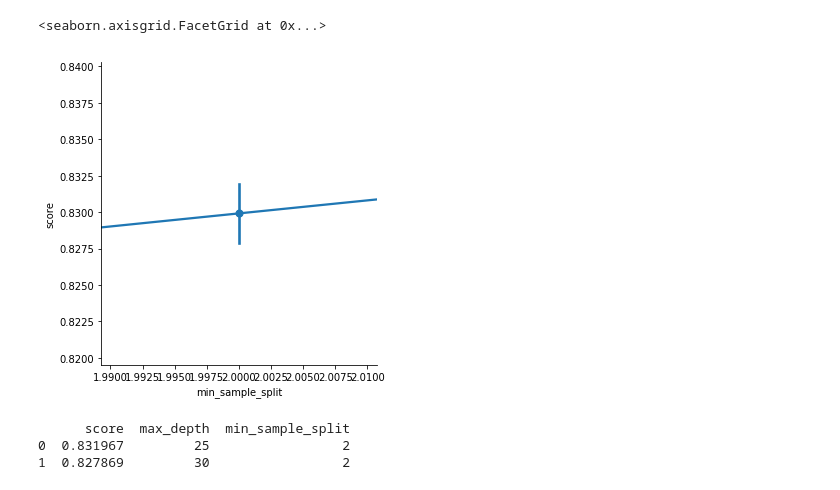
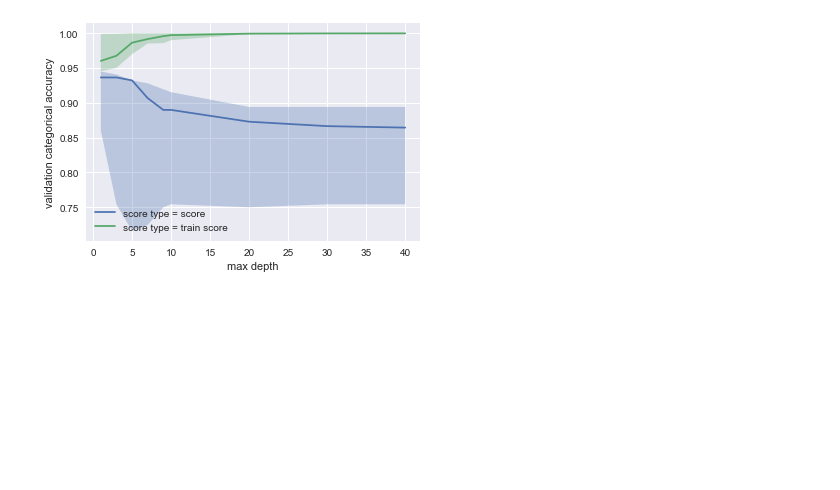
Before and after one commit to anliec/ML_homework_supervised, a Jupyter notebook: TreeTest.ipynb, the cells around one changed output. Saved outputs shown, nothing was run; the diff lists cells and outputs as text; code cells hidden in the pictures; blank space fills up the shorter version.

```diff
--- a/TreeTest.ipynb
+++ b/TreeTest.ipynb
@@ -1,6 +1,8 @@
 # %%
-import seaborn as sns
 from src.tree import *
 from src.utils import *
-import matplotlib.pyplot as mpl
+import matplotlib.pyplot as plt
+import seaborn as sns
 import numpy as np
+import pickle
+sns.set()
@@ -18,11 +9,37 @@ mpl.plot(df.get('max_depth'), df.get('score'), 'co')
-# %%
-sns.lmplot(y='score', x='min_sample_split', data=df, logistic=True, x_estimator=np.median)
-# %% [output]
-<seaborn.axisgrid.FacetGrid at 0x...>
-[figure, removed]
-# %%
-print(df)
-# %% [output]
-      score  max_depth  min_sample_split
-0  0.831967         25                 2
-1  0.827869         30                 2
+# %%
+data_set_name = "creditcard"
+#df, dd, ddi = tree("creditcard",
+#                   max_depth_values=list(range(1, 10, 2)) + list(range(10, 41, 10)),
+#                   min_samples_split_values=range(2, 20, 5),
+#                   training_sizes=range(10000, 213605, 50000))
+with open("stats/tree_" + data_set_name + "_dict.pikle", 'rb') as handle:
+    dd = pickle.load(handle)
+with open("stats/tree_" + data_set_name + "_dict_indexes.pikle", 'rb') as handle:
+    ddi = pickle.load(handle)
+# %%
+x_arg_name = 'max_depth'
+y_arg_name = 'score_type'
+z_arg_name = 'score_type'
+
+x_arg_id = ddi[x_arg_name]
+y_arg_id = ddi[y_arg_name]
+z_arg_id = ddi[z_arg_name]
+
+cd = consolidate_dict_data(dd, consolidate_argx=x_arg_id, argx_name=x_arg_name,
+                           consolidate_argy=y_arg_id, argy_name=y_arg_name,
+                           consolidate_argz=z_arg_id,
+                           filters=None)
+plt.figure()
+for a, d in cd.items():
+    plt.plot(d.get(x_arg_name),d.get('median'),
+             label=z_arg_name.replace('_',' ') + ' = ' + str(a).replace('_',' '))
+    #plt.fill_between(d.get(x_arg_name), d.get('mean') - d.get('std'), d.get('mean') + d.get('std'), alpha=0.3)
+    plt.fill_between(d.get(x_arg_name), d.get('min'), d.get('max'), alpha=0.3)
+plt.ylabel('validation categorical accuracy')
+plt.xlabel(x_arg_name.replace('_',' '))
+plt.legend()
+#plt.title("Evolution of acuracy acording to the number of training examples")
+plt.savefig("graphs/tree_creditcard_max_depth.png")
+plt.show()
+# %% [output]
+[figure, added]
```
Also changed, not shown: parts of 5 cells of this notebook, 3 other files.
